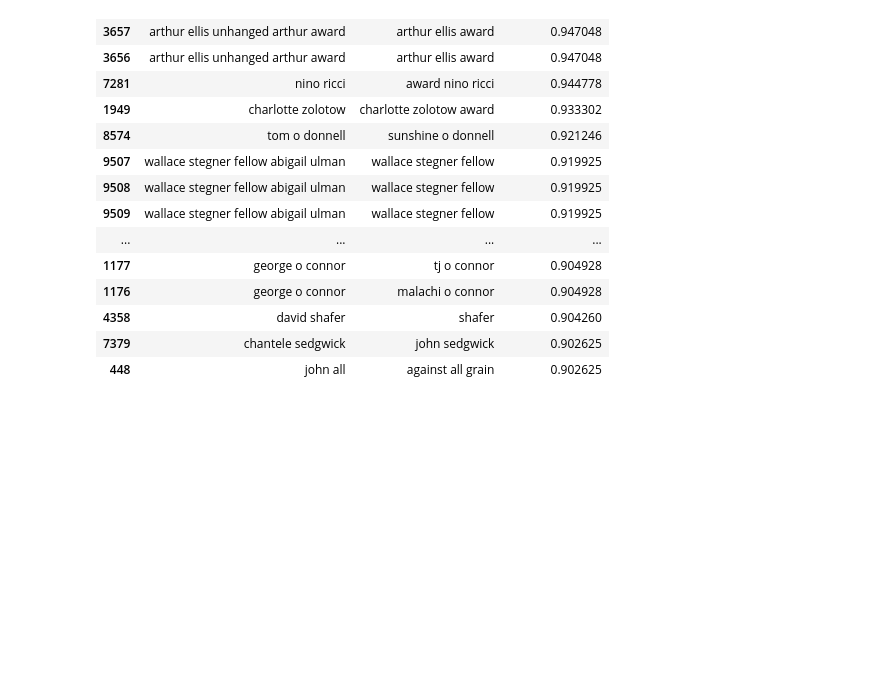
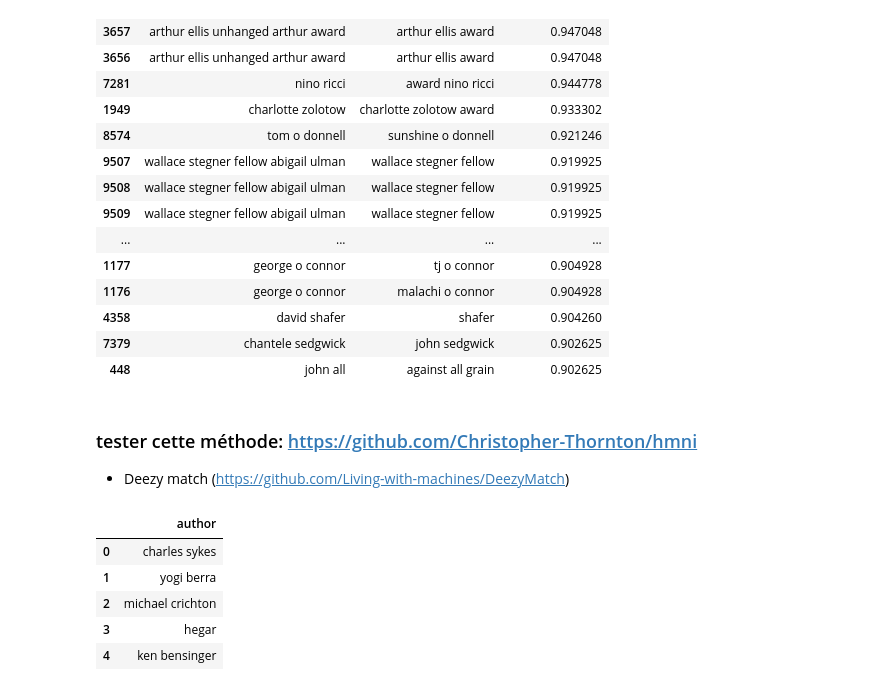
Before and after one commit to GuillaumePv/Fuzzymatch, a Jupyter notebook: fuzzymatching_gp.ipynb, the cells around one changed output. Saved outputs shown, nothing was run; the diff lists cells and outputs as text; code cells hidden in the pictures; blank space fills up the shorter version.

Commit message:
find great fuzzymatch

```diff
--- a/fuzzymatching_gp.ipynb
+++ b/fuzzymatching_gp.ipynb
@@ -544,3 +563,6 @@ matches_df.sort_values(["similairity_score"], ascending=False).head(20)
 | 4358 | david shafer | shafer | 0.904260 |
 | 7379 | chantele sedgwick | john sedgwick | 0.902625 |
 | 448 | john all | against all grain | 0.902625 |
+# %% [markdown]
+### tester cette méthode: https://github.com/Christopher-Thornton/hmni
+* Deezy match (https://github.com/Living-with-machines/DeezyMatch)
@@ -546,0 +571,42 @@ matches_df.sort_values(["similairity_score"], ascending=False).head(20)
+# %%
+import pandas as pd
+import fuzzy_pandas as fpd
+import re
+def text_prepare(text):
+    """
+        text: a string
+
+        return: a clean string
+    """
+    REPLACE_BY_SPACE_RE = re.compile('[\n\"\'/(){}\[\]\|@,;#]')
+    text = re.sub(REPLACE_BY_SPACE_RE, ' ', text)
+    text = re.sub(' +', ' ', text)
+    text = text.lower()
+
+    # delete stopwords from text
+    text = ' '.join([word for word in text.split()])
+    text = text.strip()
+    return text
+
+df_x = pd.read_csv('./data/input_x.csv',error_bad_lines=False,encoding='utf-8',sep="\t").iloc[1:,:]
+df_y = pd.read_csv('./data/input_y.csv',error_bad_lines=False,encoding='ISO 8859-1',sep="\t",header=None)
+
+df_x['author'] = df_x['author'].astype('string')
+df_y['author'] = df_y[1].astype('string')
+
+del df_x['id']
+del df_y[0]
+del df_y[1]
+
+
+df_merge = df_x.append(df_y, ignore_index=True)
+df_merge = df_merge.dropna()
+df_merge['author'] = df_merge['author'].apply(lambda x: text_prepare(x))
+df_merge.head(5)
+# %% [output]
+|  | author |
+| 0 | charles sykes |
+| 1 | yogi berra |
+| 2 | michael crichton |
+| 3 | hegar |
+| 4 | ken bensinger |
```
Also changed, not shown: parts of 14 cells of this notebook, 3 other files.
